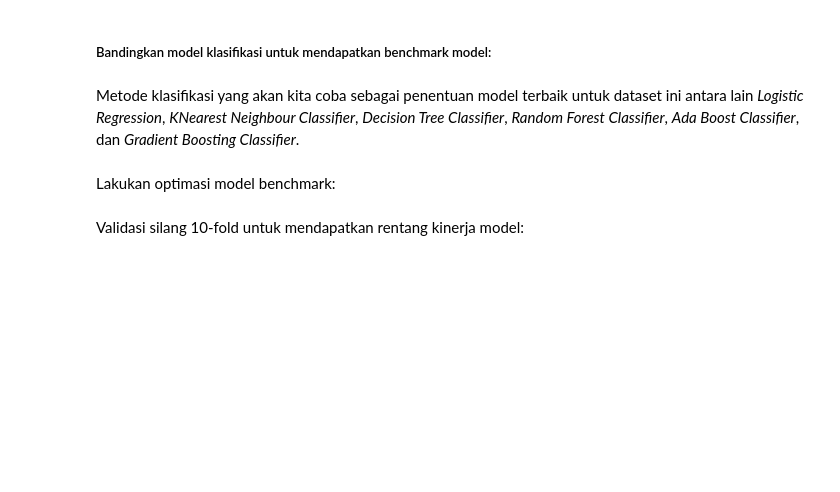
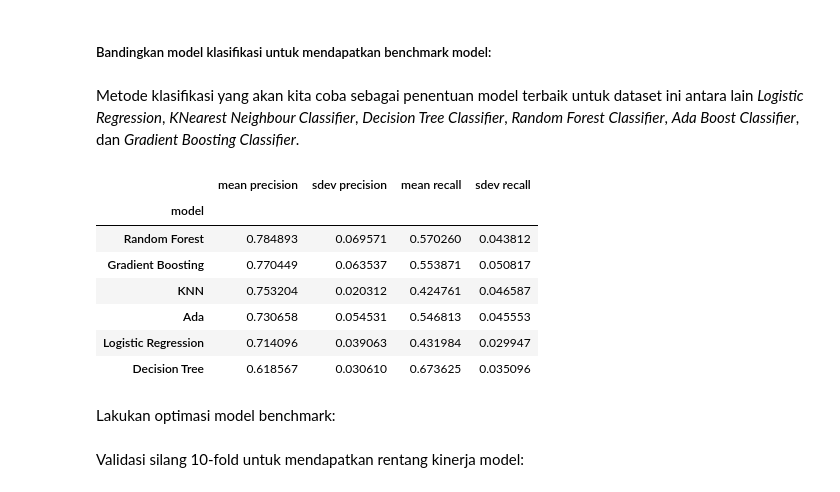
Before and after one commit to fathurizkym/ecommerce_churn_analysis, a Jupyter notebook: notebooks/E-Commerce_Customer_Churn.ipynb, the cells around one changed output. Drawn from its saved outputs; the diff is of its cells as text; code cells hidden in the pictures; blank space fills up the shorter version.

```diff
--- a/notebooks/E-Commerce_Customer_Churn.ipynb
+++ b/notebooks/E-Commerce_Customer_Churn.ipynb
@@ -780,5 +879,54 @@ rf  = RandomForestClassifier(random_state=0)
 ada = AdaBoostClassifier(random_state=0)
 gbc = GradientBoostingClassifier(random_state=0)
+# %%
+models = [logreg,knn,dt,rf,ada,gbc]
+
+# Presisi
+scorePrec=[]
+rataPrec=[]
+stdPrec=[]
+
+# Recall
+scoreRecall=[]
+rataRecall=[]
+stdRecall=[]
+
+for i in models:
+    # smote_ = SMOTE(random_state=0)
+    skfold=StratifiedKFold(n_splits=5)
+    estimator=Pipeline([
+        ('preprocess',transformer),
+        # ('resampling', smote_),
+        ('model',i)])
+    modelCVPrec=cross_val_score(estimator,X_train,y_train,cv=skfold,scoring="precision")
+    scorePrec.append(modelCVPrec)
+    rataPrec.append(modelCVPrec.mean())
+    stdPrec.append(modelCVPrec.std())
+
+    modelCVRec=cross_val_score(estimator,X_train,y_train,cv=skfold,scoring="recall")
+    scoreRecall.append(modelCVRec)
+    rataRecall.append(modelCVRec.mean())
+    stdRecall.append(modelCVRec.std())
+
+    # modelCVROC_AUC=cross_val_score(estimator,X_train,y_train,cv=skfold,scoring="roc-auc")
+    # scorePrec.append(modelCVROC_AUC)
+    # rataPrec.append(modelCVROC_AUC.mean())
+    # stdPrec.append(modelCVROC_AUC.std())
+
+pd.DataFrame({'model':['Logistic Regression', 'KNN', 'Decision Tree', 'Random Forest', 'Ada', 'Gradient Boosting'],
+              'mean precision':rataPrec,
+              'sdev precision':stdPrec,
+              'mean recall':rataRecall,
+              'sdev recall':stdRecall}).set_index('model').sort_values(by='mean precision',ascending=False)
+# %% [output]
+|  | mean precision | sdev precision | mean recall | sdev recall |
+| model |  |  |  |  |
+| Random Forest | 0.784893 | 0.069571 | 0.570260 | 0.043812 |
+| Gradient Boosting | 0.770449 | 0.063537 | 0.553871 | 0.050817 |
+| KNN | 0.753204 | 0.020312 | 0.424761 | 0.046587 |
+| Ada | 0.730658 | 0.054531 | 0.546813 | 0.045553 |
+| Logistic Regression | 0.714096 | 0.039063 | 0.431984 | 0.029947 |
+| Decision Tree | 0.618567 | 0.030610 | 0.673625 | 0.035096 |
 # %% [markdown]
 Lakukan optimasi model benchmark:
 # %% [markdown]
```
Also changed, not shown: parts of 25 cells of this notebook, 1 other file.
